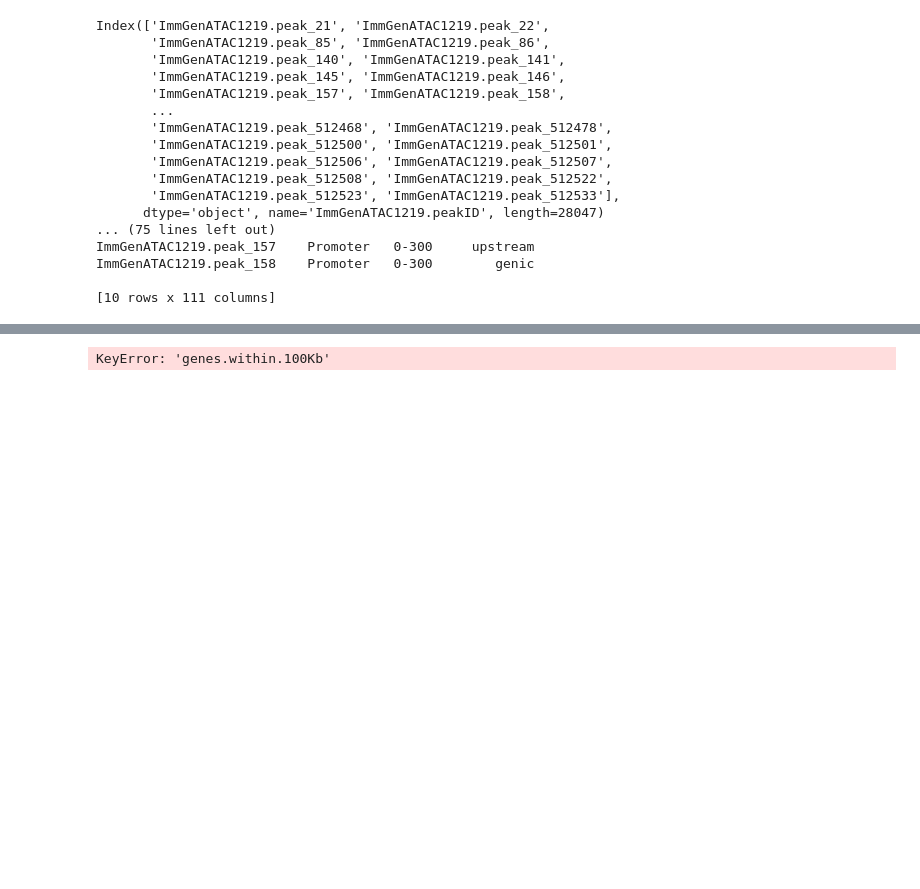
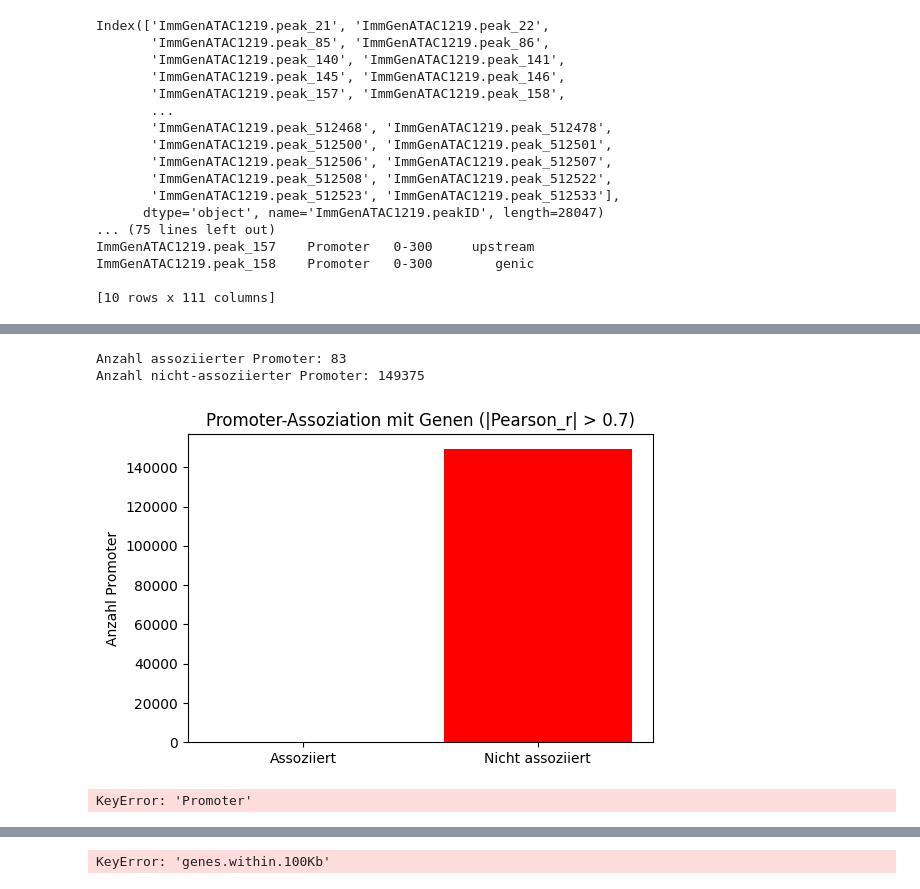
Before and after one commit to Topic2-Gene-Regulation-Immune-Cells/abT-gdT-cells-Team3, a Jupyter notebook: 2.3 Kaja.ipynb, the cells around one changed output, grey strips where cells are left out. Cells and saved outputs as stored; diff of their text form; code cells hidden in the pictures; blank space fills up the shorter version.

```diff
--- a/2.3 Kaja.ipynb
+++ b/2.3 Kaja.ipynb
@@ -123,0 +322,64 @@ promoters_genes_df = promoters_genes_df.drop(columns=['genes.within.100Kb'])  #
+# %%
+import matplotlib.pyplot as plt
+
+# Schwellenwert für assoziierte Promoter (kannst du anpassen)
+threshold = 0.7
+
+# Alle Promoter-IDs (angenommen Index in promoters_genes_df ist eindeutig für Promoter)
+alle_promoter = promoters_genes_df.index
+
+# Promoter mit starker Korrelation (assoziierte)
+assoziierte_promoter = ergebnis[ergebnis['Pearson_r'].abs() > threshold].index
+
+# Anzahl assoziierte und nicht-assoziierte Promoter
+anzahl_assoziierte = len(assoziierte_promoter)
+anzahl_nicht_assoziierte = len(alle_promoter) - anzahl_assoziierte
+
+print(f"Anzahl assoziierter Promoter: {anzahl_assoziierte}")
+print(f"Anzahl nicht-assoziierter Promoter: {anzahl_nicht_assoziierte}")
+
+# Balkendiagramm zeichnen
+plt.figure(figsize=(6,4))
+plt.bar(['Assoziiert', 'Nicht assoziiert'], [anzahl_assoziierte, anzahl_nicht_assoziierte], color=['green', 'red'])
+plt.ylabel('Anzahl Promoter')
+plt.title(f'Promoter-Assoziation mit Genen (|Pearson_r| > {threshold})')
+plt.show()
+# %% [output]
+Anzahl assoziierter Promoter: 83
+Anzahl nicht-assoziierter Promoter: 149375
+[figure, added]
+# %%
+import seaborn as sns
+import matplotlib.pyplot as plt
+
+# Angenommen, du hast zusätzlich eine Spalte 'Promoter' mit Promoter-IDs in ergebnis
+# Falls nicht, musst du die Promoter-IDs beim Berechnen der Korrelation mit abspeichern!
+
+# Beispiel: Promoter mit mehreren Genassoziationen (abs Korrelation > 0.7)
+assoziations_threshold = 0.7
+
+# Filter für starke Assoziationen
+assoziiert = ergebnis[ergebnis['Pearson_r'].abs() > assoziations_threshold]
+
+# Anzahl Gene pro Promoter
+gene_pro_promoter = assoziiert.groupby('Promoter')['Gen'].nunique()
+
+# Promoter mit mehreren Genen
+promoter_mehrere_gene = gene_pro_promoter[gene_pro_promoter > 1].index
+
+# Filtere DataFrame auf diese Promoter
+assoziiert_multi = assoziiert[assoziiert['Promoter'].isin(promoter_mehrere_gene)]
+
+# Pivot-Tabelle für Heatmap: Zeilen=Promoter, Spalten=Gene, Werte=Pearson_r
+heatmap_data = assoziiert_multi.pivot(index='Promoter', columns='Gen', values='Pearson_r')
+
+# Heatmap zeichnen
+plt.figure(figsize=(12, max(6, len(heatmap_data)*0.5)))
+sns.heatmap(heatmap_data, cmap='coolwarm', center=0, linewidths=0.5, linecolor='gray', cbar_kws={'label': 'Pearson r'})
+plt.title('Promoter mit mehreren Genassoziationen (Pearson r > 0.7)')
+plt.xlabel('Gene')
+plt.ylabel('Promoter')
+plt.tight_layout()
+plt.show()
+# %% [output]
+KeyError: 'Promoter'
```
Also changed, not shown: parts of 32 cells of this notebook.
